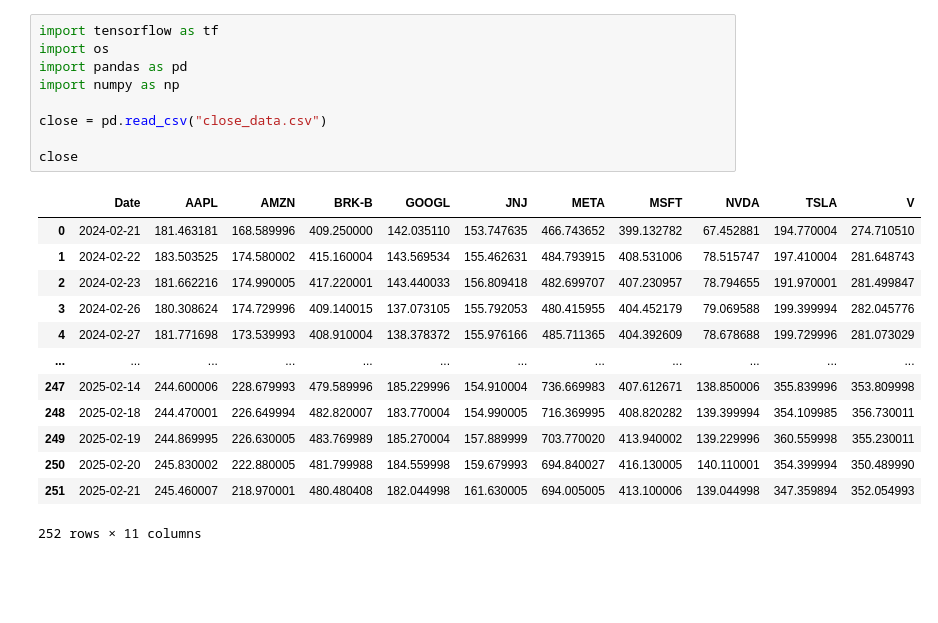
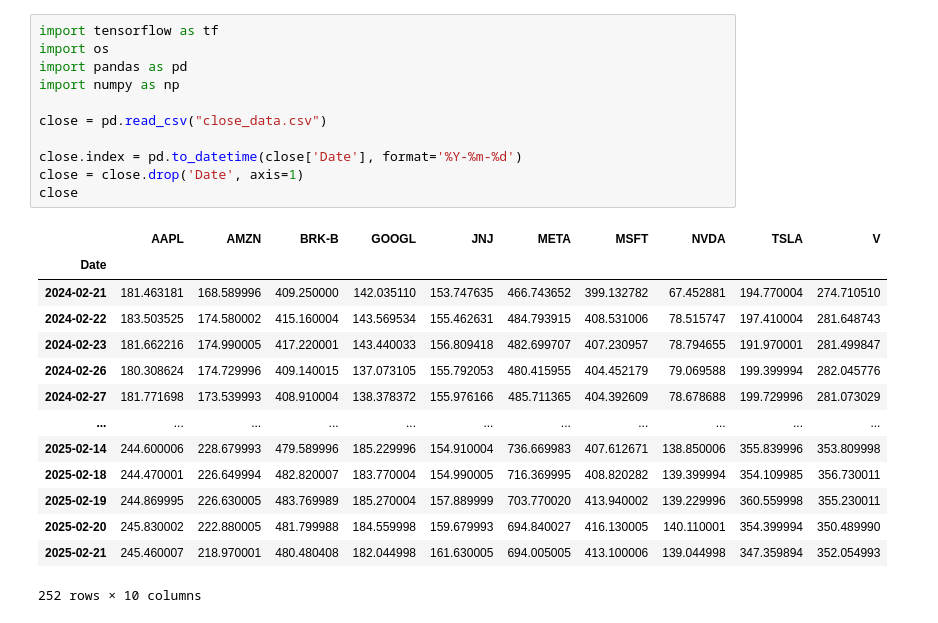
Before and after one commit to numisrm/Price_and_volatility_predicitons, a Jupyter notebook: Close_Data.ipynb, the cells around one changed output. Drawn from its saved outputs; the diff is of its cells as text; blank space fills up the shorter version.

```diff
--- a/Close_Data.ipynb
+++ b/Close_Data.ipynb
@@ -1,23 +1,26 @@
 # %%
 import tensorflow as tf
 import os
 import pandas as pd
 import numpy as np
 
 close = pd.read_csv("close_data.csv")
 
+close.index = pd.to_datetime(close['Date'], format='%Y-%m-%d')
+close = close.drop('Date', axis=1)
 close
 # %% [output]
-|  | Date | AAPL | AMZN | BRK-B | GOOGL | JNJ | META | MSFT | NVDA | TSLA | V |
-| 0 | 2024-02-21 | 181.463181 | 168.589996 | 409.250000 | 142.035110 | 153.747635 | 466.743652 | 399.132782 | 67.452881 | 194.770004 | 274.710510 |
-| 1 | 2024-02-22 | 183.503525 | 174.580002 | 415.160004 | 143.569534 | 155.462631 | 484.793915 | 408.531006 | 78.515747 | 197.410004 | 281.648743 |
-| 2 | 2024-02-23 | 181.662216 | 174.990005 | 417.220001 | 143.440033 | 156.809418 | 482.699707 | 407.230957 | 78.794655 | 191.970001 | 281.499847 |
-| 3 | 2024-02-26 | 180.308624 | 174.729996 | 409.140015 | 137.073105 | 155.792053 | 480.415955 | 404.452179 | 79.069588 | 199.399994 | 282.045776 |
-| 4 | 2024-02-27 | 181.771698 | 173.539993 | 408.910004 | 138.378372 | 155.976166 | 485.711365 | 404.392609 | 78.678688 | 199.729996 | 281.073029 |
-| ... | ... | ... | ... | ... | ... | ... | ... | ... | ... | ... | ... |
-| 247 | 2025-02-14 | 244.600006 | 228.679993 | 479.589996 | 185.229996 | 154.910004 | 736.669983 | 407.612671 | 138.850006 | 355.839996 | 353.809998 |
-| 248 | 2025-02-18 | 244.470001 | 226.649994 | 482.820007 | 183.770004 | 154.990005 | 716.369995 | 408.820282 | 139.399994 | 354.109985 | 356.730011 |
-| 249 | 2025-02-19 | 244.869995 | 226.630005 | 483.769989 | 185.270004 | 157.889999 | 703.770020 | 413.940002 | 139.229996 | 360.559998 | 355.230011 |
-| 250 | 2025-02-20 | 245.830002 | 222.880005 | 481.799988 | 184.559998 | 159.679993 | 694.840027 | 416.130005 | 140.110001 | 354.399994 | 350.489990 |
-| 251 | 2025-02-21 | 245.460007 | 218.970001 | 480.480408 | 182.044998 | 161.630005 | 694.005005 | 413.100006 | 139.044998 | 347.359894 | 352.054993 |
+|  | AAPL | AMZN | BRK-B | GOOGL | JNJ | META | MSFT | NVDA | TSLA | V |
+| Date |  |  |  |  |  |  |  |  |  |  |
+| 2024-02-21 | 181.463181 | 168.589996 | 409.250000 | 142.035110 | 153.747635 | 466.743652 | 399.132782 | 67.452881 | 194.770004 | 274.710510 |
+| 2024-02-22 | 183.503525 | 174.580002 | 415.160004 | 143.569534 | 155.462631 | 484.793915 | 408.531006 | 78.515747 | 197.410004 | 281.648743 |
+| 2024-02-23 | 181.662216 | 174.990005 | 417.220001 | 143.440033 | 156.809418 | 482.699707 | 407.230957 | 78.794655 | 191.970001 | 281.499847 |
+| 2024-02-26 | 180.308624 | 174.729996 | 409.140015 | 137.073105 | 155.792053 | 480.415955 | 404.452179 | 79.069588 | 199.399994 | 282.045776 |
+| 2024-02-27 | 181.771698 | 173.539993 | 408.910004 | 138.378372 | 155.976166 | 485.711365 | 404.392609 | 78.678688 | 199.729996 | 281.073029 |
+| ... | ... | ... | ... | ... | ... | ... | ... | ... | ... | ... |
+| 2025-02-14 | 244.600006 | 228.679993 | 479.589996 | 185.229996 | 154.910004 | 736.669983 | 407.612671 | 138.850006 | 355.839996 | 353.809998 |
+| 2025-02-18 | 244.470001 | 226.649994 | 482.820007 | 183.770004 | 154.990005 | 716.369995 | 408.820282 | 139.399994 | 354.109985 | 356.730011 |
+| 2025-02-19 | 244.869995 | 226.630005 | 483.769989 | 185.270004 | 157.889999 | 703.770020 | 413.940002 | 139.229996 | 360.559998 | 355.230011 |
+| 2025-02-20 | 245.830002 | 222.880005 | 481.799988 | 184.559998 | 159.679993 | 694.840027 | 416.130005 | 140.110001 | 354.399994 | 350.489990 |
+| 2025-02-21 | 245.460007 | 218.970001 | 480.480408 | 182.044998 | 161.630005 | 694.005005 | 413.100006 | 139.044998 | 347.359894 | 352.054993 |
-252 rows × 11 columns
+252 rows × 10 columns
```
Also changed, not shown: parts of 3 cells of this notebook.
